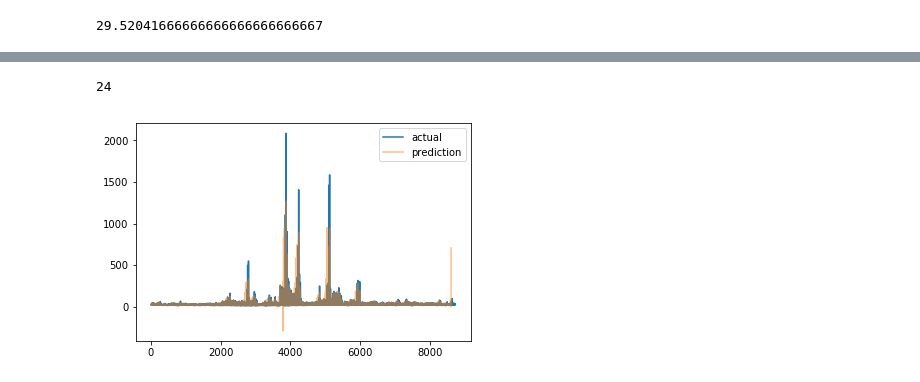
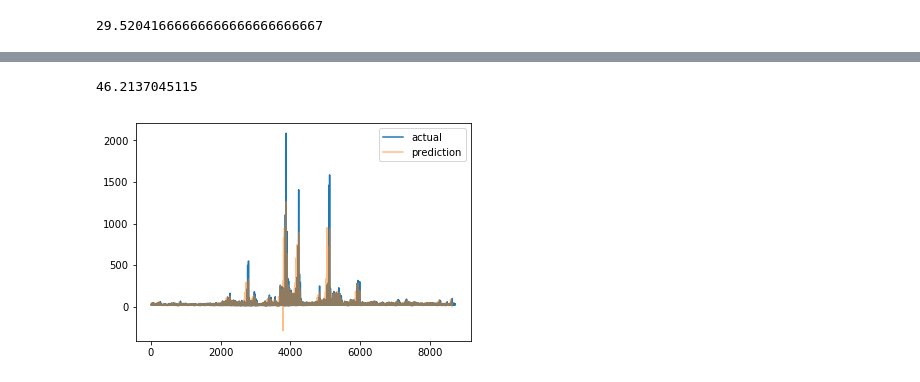
Before and after one commit to omalleyian/Energy-Market, a Jupyter notebook: python_scripts/scratchbook.ipynb, the cells around one changed output, grey strips where cells are left out. Drawn from its saved outputs; the diff is of its cells as text; code cells hidden in the pictures.

Commit message:
Calculate MAE and MAPE on various models

```diff
--- a/python_scripts/scratchbook.ipynb
+++ b/python_scripts/scratchbook.ipynb
@@ -194,47 +194,50 @@ print arima.mae(matrix_2012)
 5.15112524169
+# %%
+# Arima Forcasting
+
+# First split data into subsets offset by 24, and fit ARIMA models to these subsets.
+hours_2011 = []
+hours_2012 = []
+arima_models = []
+
+for i in range(24):
+    ind_2011 = np.arange(i,matrix_2011.shape[0],24)
+    ind_2012 = np.arange(i,matrix_2012.shape[0],24)
+
+    hours_2011.append(matrix_2011[ind_2011])
+    hours_2012.append(matrix_2012[ind_2012])
+
+    arima = ARIMA(p = 2, d = 0, q = 1, seasonal = 1)
+    arima.fit(matrix_2011[ind_2011])
+    arima_models.append(arima)
+
+print np.mean(matrix_2011)
+# %% [output]
+46.2137045115
 # %%
-# Arima Forcasting
-
-# First split data into subsets offset by 24, and fit ARIMA models to these subsets.
-hours_2011 = []
-hours_2012 = []
-arima_models = []
-
-for i in range(24):
-    ind_2011 = np.arange(i,matrix_2011.shape[0],24)
-    ind_2012 = np.arange(i,matrix_2012.shape[0],24)
-
-    hours_2011.append(matrix_2011[ind_2011])
-    hours_2012.append(matrix_2012[ind_2012])
-
-    arima = ARIMA(p = 2, d = 0, q = 1, seasonal = 1)
-    arima.fit(matrix_2011[ind_2011])
-    arima_models.append(arima)
-
 # Make predictions with the ARIMA models
 # Merge the predictions into a single array to be ploted against actual data
 predictions = []
-merged_prediction = np.zeros(8617)
-for i in range(24):
+merged_prediction = np.zeros(8640)
+for i in range(len(arima_models)):
     prediction, actual = arima_models[i].predict(hours_2012[i])
     prediction = prediction.squeeze().tolist()
 
-    for j in range(len(prediction)-1):
+    if len(prediction) < 360:
+        prediction.extend(np.zeros(1))
+
+    for j in range(len(prediction)):
         front = [0] * i
         back = [0] * (23-i)
         index = j * 24
         prediction[index:index] = front
         prediction[index+i+1:index+i+1] = back
-
-    if len(prediction) < 8617:
-        prediction.extend(np.zeros(24))
 
     merged_prediction += prediction
 
 plt.plot(matrix_2012, label='actual')
 plt.plot(merged_prediction, label='prediction', alpha=0.5)
 plt.legend()
 plt.show()
 # %% [output]
-24
-[figure, old version]
+[figure, new version]
```
Also changed, not shown: parts of 7 cells of this notebook.
